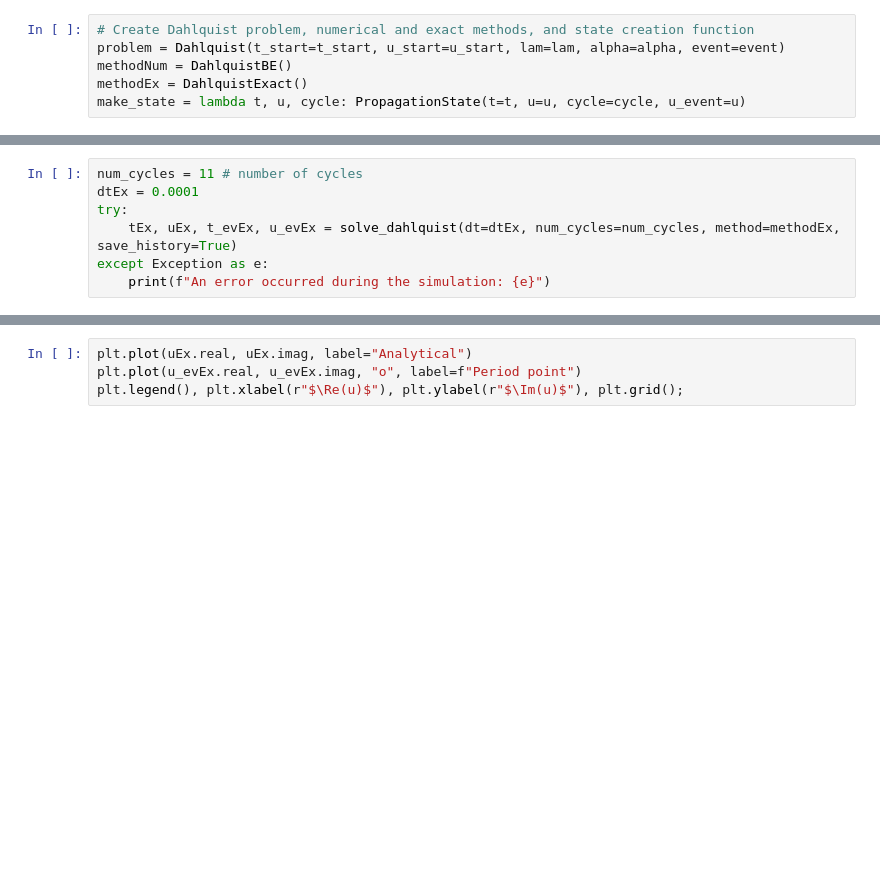
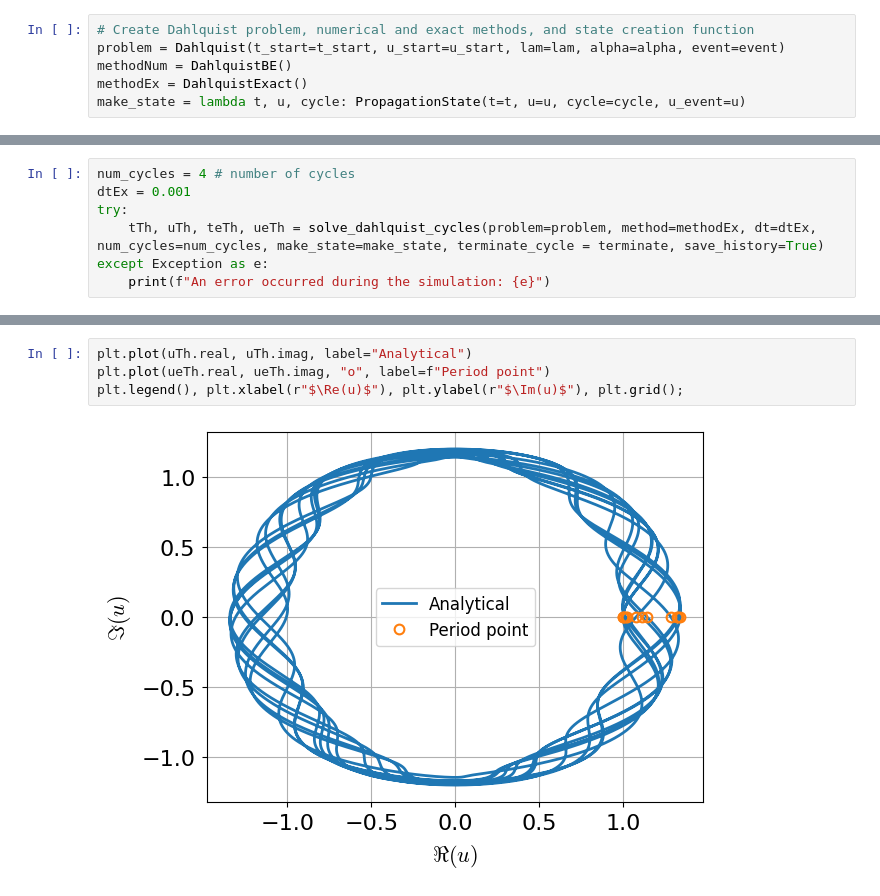
Before and after one commit to github-mathe/PinT-LIB, a Jupyter notebook: scripts/notebooks/dahlquist.ipynb, the cells around one changed output, grey strips where cells are left out. Saved outputs shown, nothing was run; the diff lists cells and outputs as text; blank space fills up the shorter version.

```diff
--- a/scripts/notebooks/dahlquist.ipynb
+++ b/scripts/notebooks/dahlquist.ipynb
@@ -383,8 +338,8 @@ def solve_dahlquist(dt, num_cycles, method, save_history=True):
 # %%
-num_cycles = 11 # number of cycles
-dtEx = 0.0001
+num_cycles = 4 # number of cycles
+dtEx = 0.001
 try:
-    tEx, uEx, t_evEx, u_evEx = solve_dahlquist(dt=dtEx, num_cycles=num_cycles, method=methodEx, save_history=True)
+    tTh, uTh, teTh, ueTh = solve_dahlquist_cycles(problem=problem, method=methodEx, dt=dtEx, num_cycles=num_cycles, make_state=make_state, terminate_cycle = terminate, save_history=True)
 except Exception as e:
     print(f"An error occurred during the simulation: {e}")
 # %%
@@ -395,5 +365,7 @@ for i, (t_ev, u_ev) in enumerate(zip(t_evEx, u_evEx)):
 # %%
-plt.plot(uEx.real, uEx.imag, label="Analytical")
-plt.plot(u_evEx.real, u_evEx.imag, "o", label=f"Period point")
+plt.plot(uTh.real, uTh.imag, label="Analytical")
+plt.plot(ueTh.real, ueTh.imag, "o", label=f"Period point")
 plt.legend(), plt.xlabel(r"$\Re(u)$"), plt.ylabel(r"$\Im(u)$"), plt.grid();
+# %% [output]
+[figure, added]
 # %%
```
Also changed, not shown: parts of 11 cells of this notebook, 1 other file.
